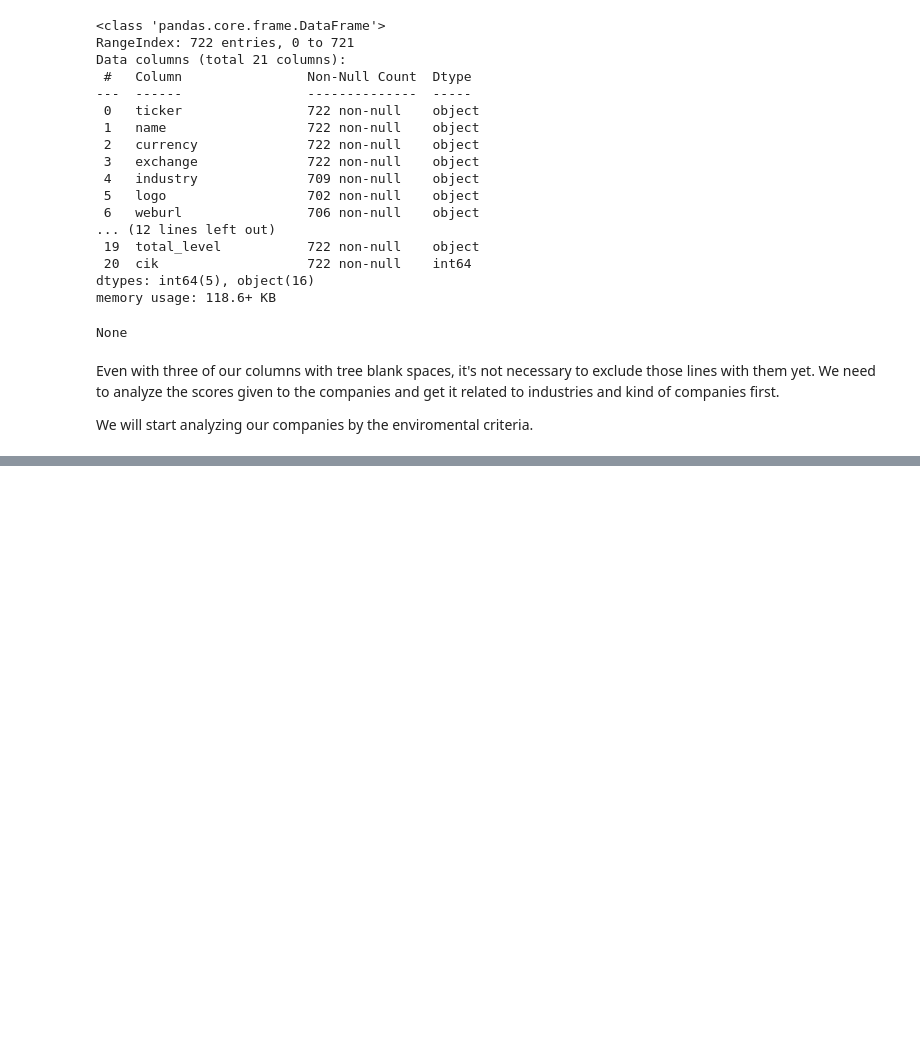
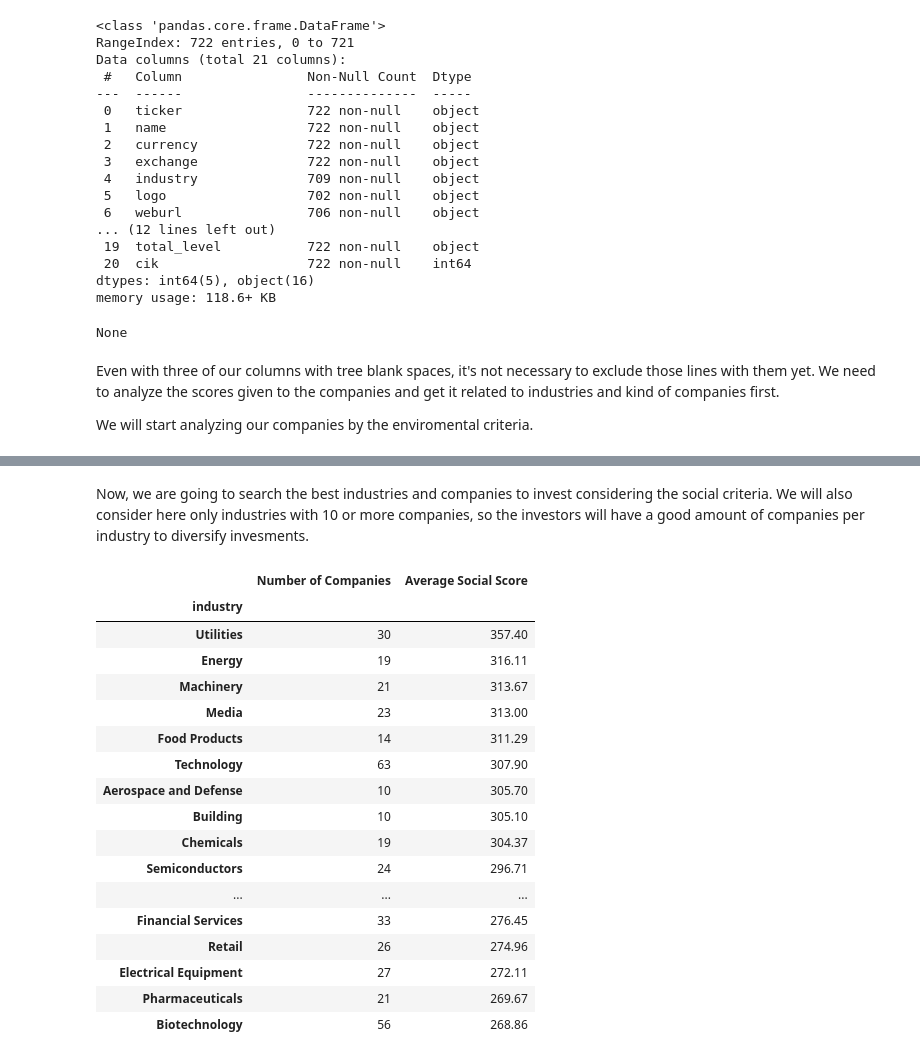
Before and after one commit to pedrocfontenele/Public-Company-ESG-Ratings-Datas, a Jupyter notebook: Untitled-1.ipynb, the cells around one changed output, grey strips where cells are left out. Saved outputs shown, nothing was run; the diff lists cells and outputs as text; code cells hidden in the pictures; blank space fills up the shorter version.

```diff
--- a/Untitled-1.ipynb
+++ b/Untitled-1.ipynb
@@ -149,0 +108,29 @@ display(utilities_companies)
+# %% [markdown]
+Now, we are going to search the best industries and companies to invest considering the social criteria. We will also consider here only industries with 10 or more companies, so the investors will have a good amount of companies per industry to diversify invesments.
+# %%
+best_industries_social=df.groupby('industry').agg({'social_score':['count', 'mean']})
+best_industries_social.columns=['Number of Companies', 'Average Social Score']
+best_industries_social=best_industries_social.sort_values(by='Average Social Score', ascending=False)
+best_industries_social['Average Social Score']=best_industries_social['Average Social Score'].round(2)
+best_industries_social=best_industries_social.query('`Number of Companies`>=10')
+
+display(best_industries_social)
+# %% [output]
+|  | Number of Companies | Average Social Score |
+| industry |  |  |
+| Utilities | 30 | 357.40 |
+| Energy | 19 | 316.11 |
+| Machinery | 21 | 313.67 |
+| Media | 23 | 313.00 |
+| Food Products | 14 | 311.29 |
+| Technology | 63 | 307.90 |
+| Aerospace and Defense | 10 | 305.70 |
+| Building | 10 | 305.10 |
+| Chemicals | 19 | 304.37 |
+| Semiconductors | 24 | 296.71 |
+| ... | ... | ... |
+| Financial Services | 33 | 276.45 |
+| Retail | 26 | 274.96 |
+| Electrical Equipment | 27 | 272.11 |
+| Pharmaceuticals | 21 | 269.67 |
+| Biotechnology | 56 | 268.86 |
```
Also changed, not shown: parts of 15 cells of this notebook.
